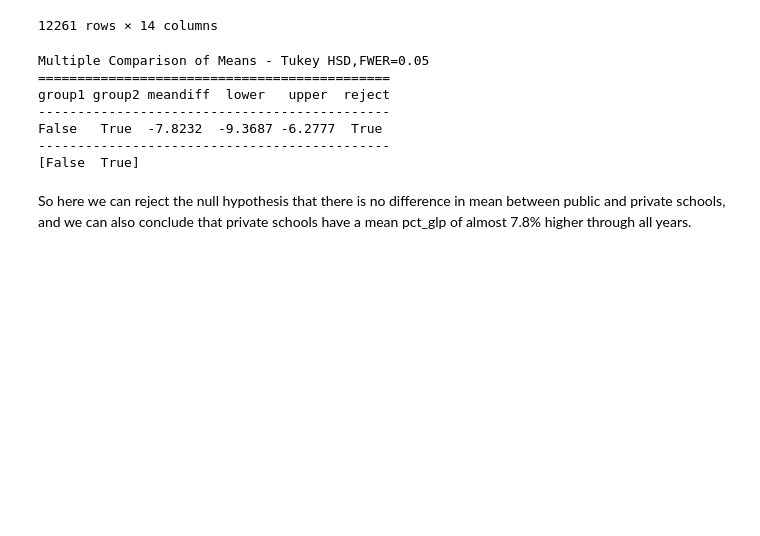
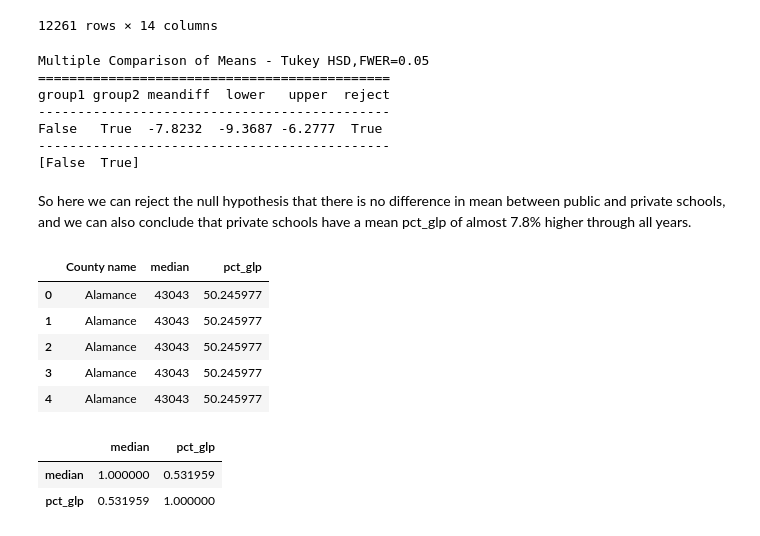
Before and after one commit to dam6063/education, a Jupyter notebook: Python Project Test.ipynb, the cells around one changed output. Saved outputs shown, nothing was run; the diff lists cells and outputs as text; code cells hidden in the pictures; blank space fills up the shorter version.

```diff
--- a/Python Project Test.ipynb
+++ b/Python Project Test.ipynb
@@ -827,0 +819,17 @@ So here we can reject the null hypothesis that there is no difference in mean be
+# %%
+trial = pd.merge(more[['County name','median']], pd.DataFrame(pub_all_mean), on='County name', how='outer')
+# %%
+trial.head()
+# %% [output]
+|  | County name | median | pct_glp |
+| 0 | Alamance | 43043 | 50.245977 |
+| 1 | Alamance | 43043 | 50.245977 |
+| 2 | Alamance | 43043 | 50.245977 |
+| 3 | Alamance | 43043 | 50.245977 |
+| 4 | Alamance | 43043 | 50.245977 |
+# %%
+trial.corr()
+# %% [output]
+|  | median | pct_glp |
+| median | 1.000000 | 0.531959 |
+| pct_glp | 0.531959 | 1.000000 |
```
Also changed, not shown: parts of 11 cells of this notebook.
